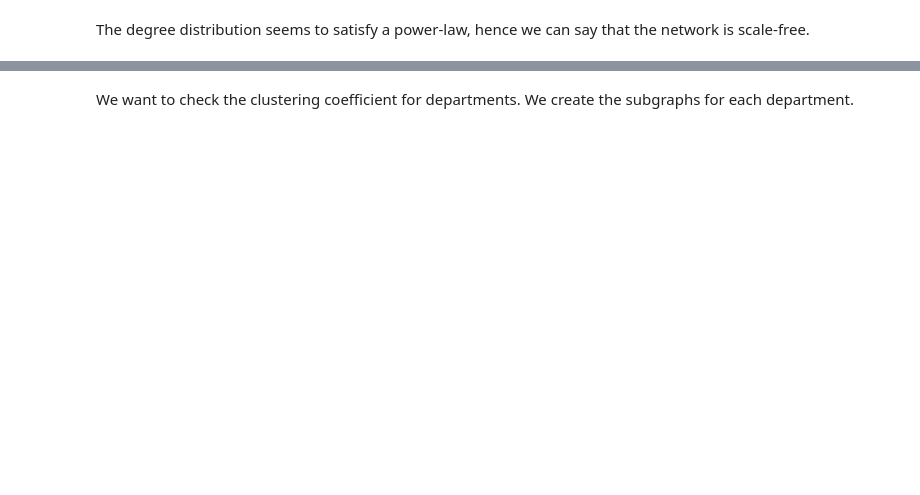
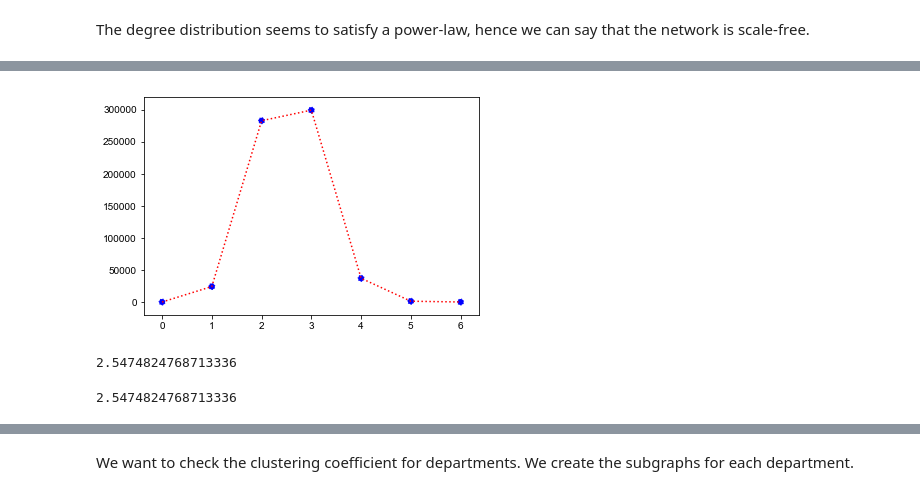
Before and after one commit to abovethecloud/complex_networks, a Jupyter notebook: PROJECT/assignment_2/departments_notebook.ipynb, the cells around one changed output, grey strips where cells are left out. Cells and saved outputs as stored; diff of their text form; code cells hidden in the pictures; blank space fills up the shorter version.

```diff
--- a/PROJECT/assignment_2/departments_notebook.ipynb
+++ b/PROJECT/assignment_2/departments_notebook.ipynb
@@ -115,16 +147,18 @@ Is there a giant component in the graph?
 # %%
-# Create the list of components (subgraphs)
-connected_components_generator = (mail_DG.subgraph(c) for c in nx.connected_components(mail_G))
+# Create the list of UNDIRECTED connected components (subgraphs)
+connected_components_generator = (mail_G.subgraph(c) for c in nx.connected_components(mail_G))
 conn_comp_list = list(connected_components_generator)
 
 # Compute total size and order to see the proportion in the components
-tot_nodes_n = mail_DG.order()
-tot_directed_edges_n = mail_DG.size()
+tot_nodes_n = mail_G.order()
 tot_undirected_edges_n = mail_G.size()
 
 # Initialize variables to search for the biggest component:
 max_order = 0
-max_order_index = 0
+max_order_index = 0  # Initialization for the variable which will contain the position of the component with highest order
+
+HEAD_INDEX = 2  # For printing purposes - Constant
+tail_index = len(conn_comp_list) - 1  # For printing purposes - to be adapted
 
 # Scan through components, find the one with max order and print some info for the first bunch
 for (i, component) in zip(range(len(conn_comp_list)), conn_comp_list):
@@ -136,14 +170,14 @@ for (i, component) in zip(range(len(conn_comp_list)), conn_comp_list):
         max_order_index = i
 
     relative_order = n_nodes_comp/tot_nodes_n
-    relative_size = n_directed_edges_comp/tot_directed_edges_n
+    relative_size = n_directed_edges_comp/tot_undirected_edges_n
 
-    if i < 3 or i == 19:
+    if i <= HEAD_INDEX or i >= tail_index:
         print("COMPONENT #" + str(i) + ":")
         print("# of nodes: " + str(n_nodes_comp))
         print("# of edges: " + str(n_directed_edges_comp))
         print("Relative Order (proportion of nodes):", relative_order)
         print("Relative Size (proportion of edges):", relative_size)
         print()
-    if i == 3:
+    if i == HEAD_INDEX:
         print("...\n")
@@ -156,3 +270,10 @@ gc_mail_DG = giant_component_mail_DG
+# %%
+# Saving the giant components (both directed and undirected) with simple variable names
+giant_component_mail_G = conn_comp_list[max_order_index]
+gc_mail_G = giant_component_mail_G
+
+strong_giant_component_mail_DG = str_conn_comp_list[max_directed_order_index]
+sgc_mail_DG = strong_giant_component_mail_DG
 # %% [markdown]
 For the analysis of the mail network, we can in some instances use just the giant component. This will enable us to find measures like distances without risking to find infinite-length (not connected) paths.
 # %% [markdown]
@@ -251,11 +361,9 @@ print(distances)
 # %%
-paths = []
-nodes = gc_mail_DG.nodes()
-gc_mail_G = gc_mail_DG.to_undirected()
+nodes = sgc_mail_DG.nodes()
+
 distances = []
 for node in nodes:
-    distances = distances + list((nx.shortest_path_length(gc_mail_G, source = node)).values())
+    distances = distances + list((nx.shortest_path_length(sgc_mail_DG, source = node)).values())
 
-print(distances)
-
+distances = np.array(distances)
 dist_freq = Counter(distances)
@@ -297 +370,35 @@ print(tot_distances)
+# %%
+dist_freq_list = list(dist_freq.values())
+dist_freq_list[0] = 0  # In the computation of statistics we exclude null distances since they mean nothing
+
+# We do not need to halve the number of distances for a directed graph, since the distances are NOT symmetric
+
+plt.plot(dist_freq_list, linestyle='dotted', color = 'red')
+plt.scatter(range(len(dist_freq_list)), dist_freq_list, linestyle='dotted', color = 'blue')
+plt.savefig("distance_distribution.png")
+# %% [output]
+[figure, added]
+# %%
+# Compute the radius and the diameter:
+eccentricities = nx.eccentricity(sgc_mail_DG)
+radius = min(eccentricities.values())  # Manual radius
+diameter = max(eccentricities.values())  # Manual diameter
+
+# Compute the average distance
+partial_sum = 0
+for i in range(diameter+1):
+    partial_sum += i*dist_freq_list[i]
+
+avg_dist = partial_sum/sum(dist_freq_list)
+avg_dist
+# %% [output]
+2.5474824768713336
+# %%
+# DEPRECATED: now they correspond
+# Note that the average shortest path computed by the built-in function is DIFFERENT for a directed graph.
+# In this case it seems to be due to the funcion dividing by the total number of undirected distances instead
+# of the number of directed distances (which are LESS)
+nx.average_shortest_path_length(sgc_mail_DG)
+# %% [output]
+2.5474824768713336
 # %%
```
Also changed, not shown: parts of 37 cells of this notebook, 1 other file.
